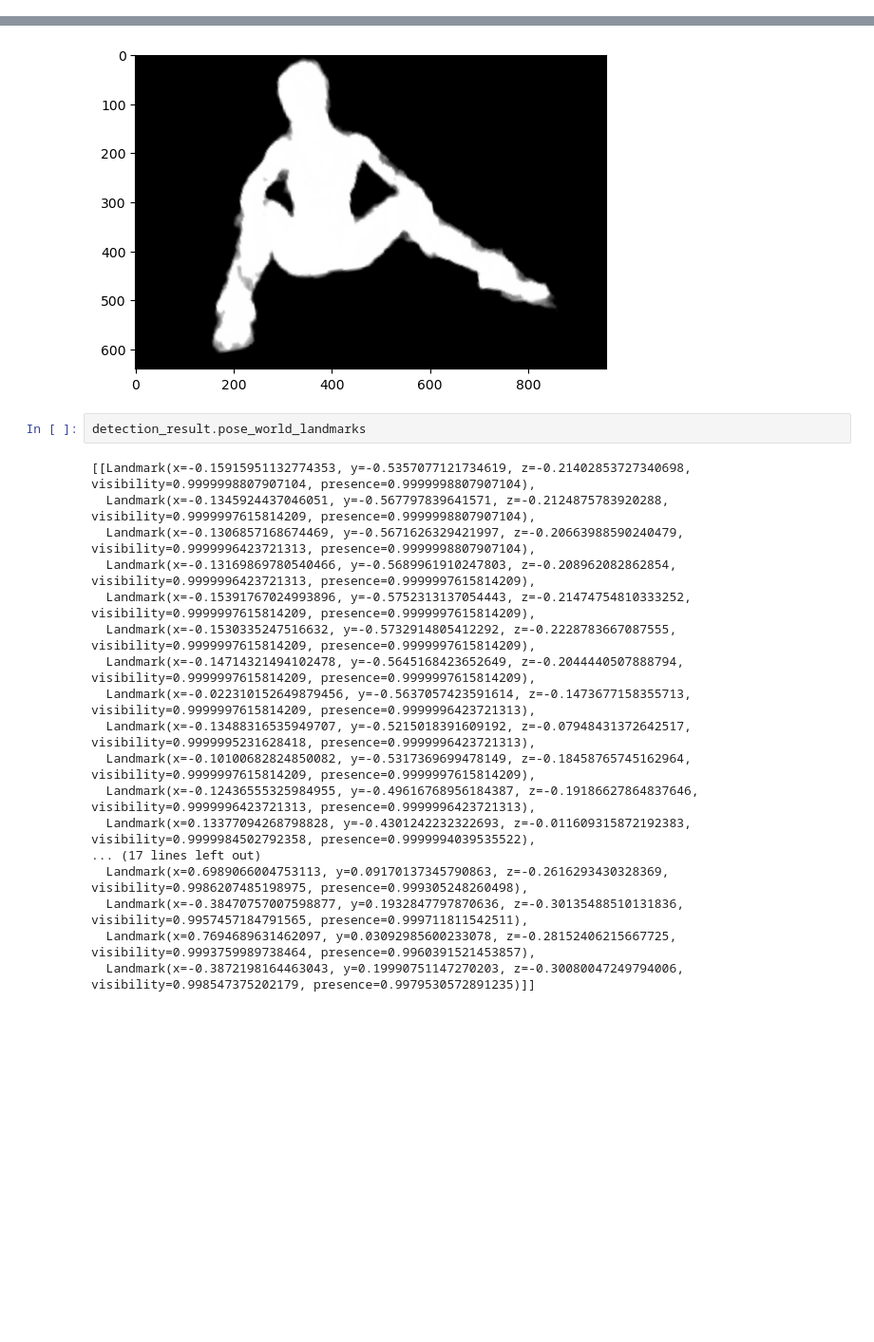
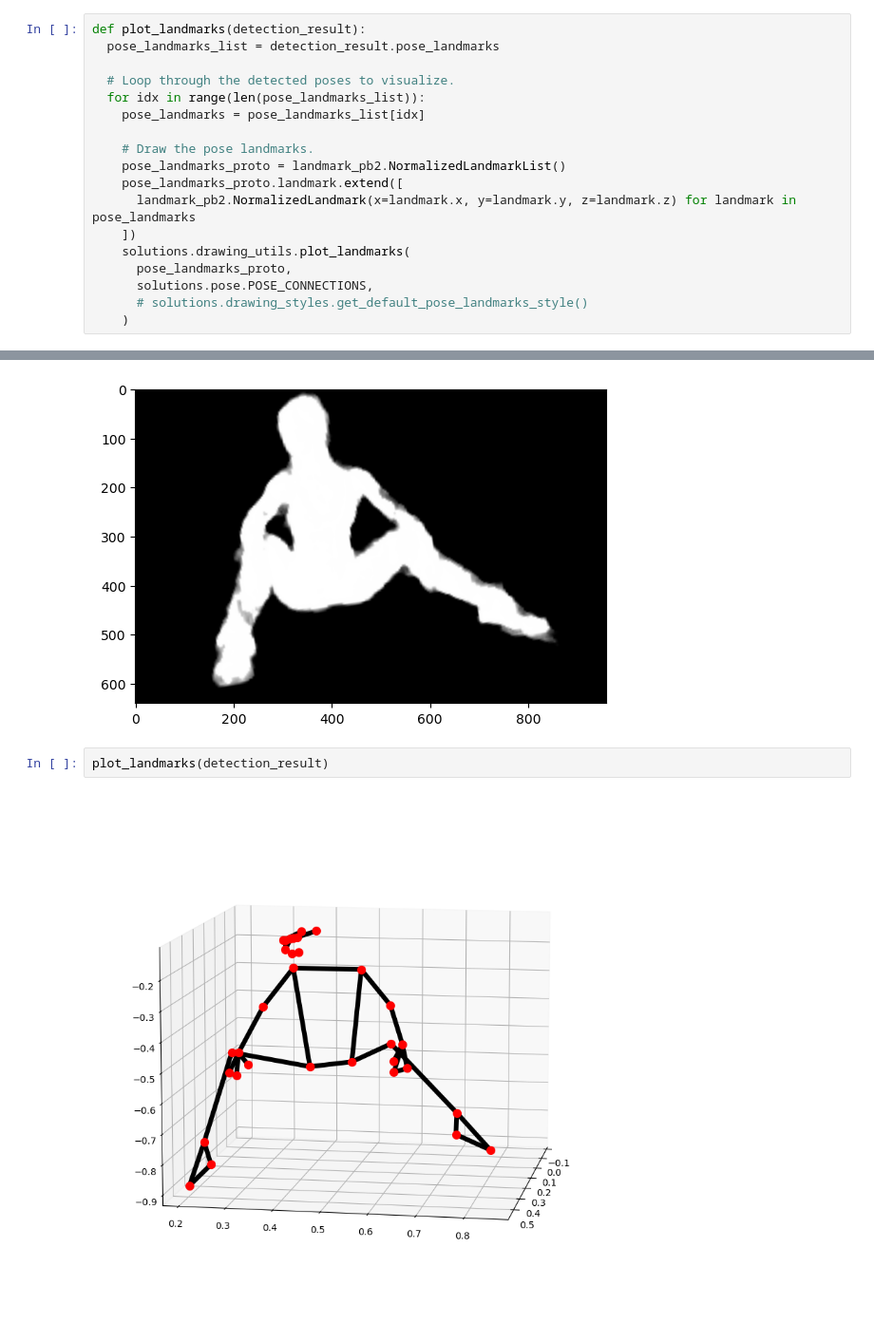
Before and after one commit to IncubyteAI/sports.ai, a Jupyter notebook: pose.ipynb, the cells around one changed output, grey strips where cells are left out. Shown: that part at 95% size. Saved outputs shown, nothing was run; the diff lists cells and outputs as text; blank space fills up the shorter version.

Commit message:
update pose

```diff
--- a/pose.ipynb
+++ b/pose.ipynb
@@ -25,4 +26,22 @@ def draw_landmarks_on_image(rgb_image, detection_result):
   return annotated_image
+# %%
+def plot_landmarks(detection_result):
+  pose_landmarks_list = detection_result.pose_landmarks
+
+  # Loop through the detected poses to visualize.
+  for idx in range(len(pose_landmarks_list)):
+    pose_landmarks = pose_landmarks_list[idx]
+
+    # Draw the pose landmarks.
+    pose_landmarks_proto = landmark_pb2.NormalizedLandmarkList()
+    pose_landmarks_proto.landmark.extend([
+      landmark_pb2.NormalizedLandmark(x=landmark.x, y=landmark.y, z=landmark.z) for landmark in pose_landmarks
+    ])
+    solutions.drawing_utils.plot_landmarks(
+      pose_landmarks_proto,
+      solutions.pose.POSE_CONNECTIONS,
+      # solutions.drawing_styles.get_default_pose_landmarks_style()
+    )
 # %%
 import mediapipe as mp
 from mediapipe.tasks import python
@@ -63,23 +75,7 @@ plt.imshow(visualized_mask.astype(np.uint8))
 # %% [output]
 <matplotlib.image.AxesImage at 0x...>
 [figure]
-# %%
-detection_result.pose_world_landmarks
-# %% [output]
-[[Landmark(x=-0.15915951132774353, y=-0.5357077121734619, z=-0.21402853727340698, visibility=0.9999998807907104, presence=0.9999998807907104),
-  Landmark(x=-0.1345924437046051, y=-0.567797839641571, z=-0.2124875783920288, visibility=0.9999997615814209, presence=0.9999998807907104),
-  Landmark(x=-0.1306857168674469, y=-0.5671626329421997, z=-0.20663988590240479, visibility=0.9999996423721313, presence=0.9999998807907104),
-  Landmark(x=-0.13169869780540466, y=-0.5689961910247803, z=-0.208962082862854, visibility=0.9999996423721313, presence=0.9999997615814209),
-  Landmark(x=-0.15391767024993896, y=-0.5752313137054443, z=-0.21474754810333252, visibility=0.9999997615814209, presence=0.9999997615814209),
-  Landmark(x=-0.1530335247516632, y=-0.5732914805412292, z=-0.2228783667087555, visibility=0.9999997615814209, presence=0.9999997615814209),
-  Landmark(x=-0.14714321494102478, y=-0.5645168423652649, z=-0.2044440507888794, visibility=0.9999997615814209, presence=0.9999997615814209),
-  Landmark(x=-0.022310152649879456, y=-0.5637057423591614, z=-0.1473677158355713, visibility=0.9999997615814209, presence=0.9999996423721313),
-  Landmark(x=-0.13488316535949707, y=-0.5215018391609192, z=-0.07948431372642517, visibility=0.9999995231628418, presence=0.9999996423721313),
-  Landmark(x=-0.10100682824850082, y=-0.5317369699478149, z=-0.18458765745162964, visibility=0.9999997615814209, presence=0.9999997615814209),
-  Landmark(x=-0.12436555325984955, y=-0.49616768956184387, z=-0.19186627864837646, visibility=0.9999996423721313, presence=0.9999996423721313),
-  Landmark(x=0.13377094268798828, y=-0.4301242232322693, z=-0.011609315872192383, visibility=0.9999984502792358, presence=0.9999994039535522),
-... (17 lines left out)
-  Landmark(x=0.6989066004753113, y=0.09170137345790863, z=-0.2616293430328369, visibility=0.9986207485198975, presence=0.999305248260498),
-  Landmark(x=-0.38470757007598877, y=0.1932847797870636, z=-0.30135488510131836, visibility=0.9957457184791565, presence=0.999711811542511),
-  Landmark(x=0.7694689631462097, y=0.03092985600233078, z=-0.28152406215667725, visibility=0.9993759989738464, presence=0.9960391521453857),
-  Landmark(x=-0.3872198164463043, y=0.19990751147270203, z=-0.30080047249794006, visibility=0.998547375202179, presence=0.9979530572891235)]]
+# %%
+plot_landmarks(detection_result)
+# %% [output]
+[figure, added]
```
Also changed, not shown: parts of 5 cells of this notebook.
